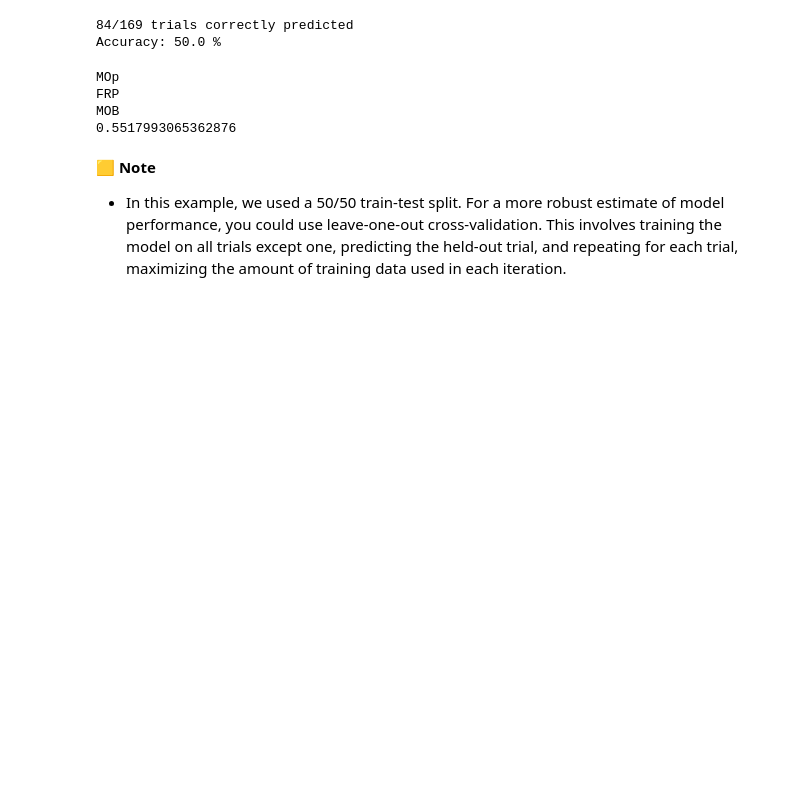
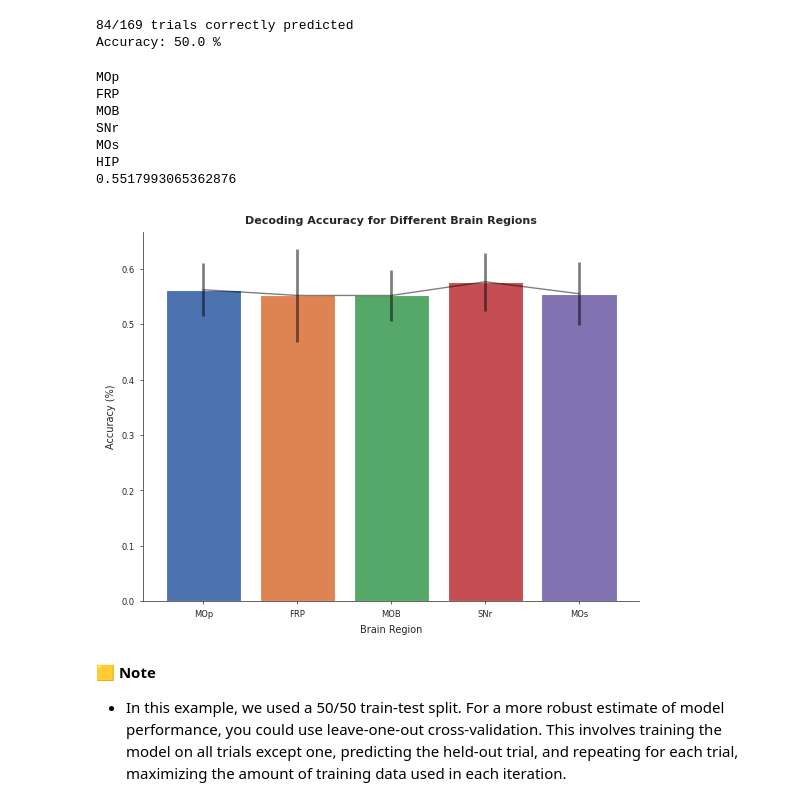
Before and after one commit to dyljcarter/neuromatch-comp-neuro, a Jupyter notebook: projects/IBL_noodling.ipynb, the cells around one changed output. Saved outputs shown, nothing was run; the diff lists cells and outputs as text; code cells hidden in the pictures; blank space fills up the shorter version.

```diff
--- a/projects/IBL_noodling.ipynb
+++ b/projects/IBL_noodling.ipynb
@@ -937,7 +937,7 @@ The functions **`get_psth_for_region`** and **`get_psth_for_clusters`** return l
 
 For example, the region VISam has data from 23 separate insertions, so the lists will have length 23.
 # %%
-psth, clust_reg, trials_reg = get_psth_for_region('MOp', meta)
+psth, clust_reg, trials_reg = get_psth_for_region('HIP', meta)
 
 # print(len(psth))
 # print(len(clust_reg))
@@ -972,7 +972,7 @@ print(f'Accuracy: {np.round(n_trial_correct/len(y_test), 2) * 100} %')
 84/169 trials correctly predicted
 Accuracy: 50.0 %
 # %%
-regions = ['MOp', 'FRP', 'MOB']
+regions = ['MOp', 'FRP', 'MOB', 'SNr', 'MOs', 'HIP']
 
 overall_choice_predicted = dict()
 overall_accuracy = dict()
@@ -1019,7 +1019,7 @@ for i, region in enumerate(regions):
   overall_choice_predicted[region] = choice_predicted
   overall_accuracy[region] = accuracy_mean
 
-print(np.mean(overall_accuracy['FRP']))
+print(overall_accuracy['FRP'])
 
 
 # print(f'{n_trial_correct[0]}/{len(y_test)} trials correctly predicted')
@@ -1032,4 +1032,7 @@ print(np.mean(overall_accuracy['FRP']))
 MOp
 FRP
 MOB
+SNr
+MOs
+HIP
 0.5517993065362876
@@ -1040,3 +1039,26 @@ plt.plot()
+# %%
+# Calculate SD
+sd = []
+for i, region in enumerate(regions):
+  sd.append(np.std(overall_accuracy[region]))
+# %%
+# # Calculate SD
+# sd = []
+# for i, region in enumerate(regions):
+#   sd.append(np.std(overall_accuracy[region]))
+
+
+
+# Plot
+plt.bar(range(len(overall_accuracy)), list(overall_accuracy.values()), align='center', color = ['#4C72B0', '#DD8452', '#55A868', '#C44E52', '#8172B2', '#937860'])
+plt.xticks(range(len(overall_accuracy)), list(overall_accuracy.keys()))
+plt.errorbar(range(len(overall_accuracy)), list(overall_accuracy.values()), sd, fmt='', color='Black', elinewidth=2,capthick=10,errorevery=1, alpha=0.5, ms=4, capsize = 0)
+plt.title('Decoding Accuracy for Different Brain Regions', fontweight="bold")
+plt.xlabel('Brain Region')
+plt.ylabel('Accuracy (%)')
+plt.show()
+# %% [output]
+[figure, added]
 # %% [markdown]
 🟨 **Note**
 * In this example, we used a 50/50 train-test split. For a more robust estimate of model performance, you could use leave-one-out cross-validation. This involves training the model on all trials except one, predicting the held-out trial, and repeating for each trial, maximizing the amount of training data used in each iteration.
```
Also changed, not shown: parts of 1 cell of this notebook.
